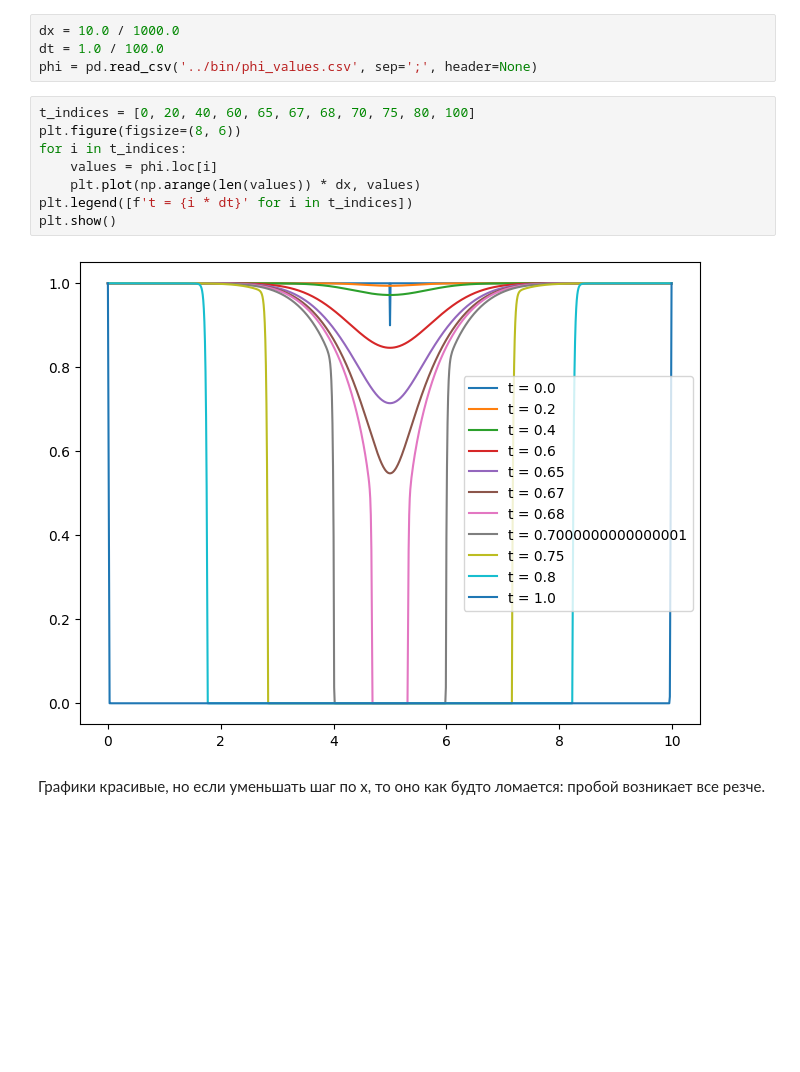
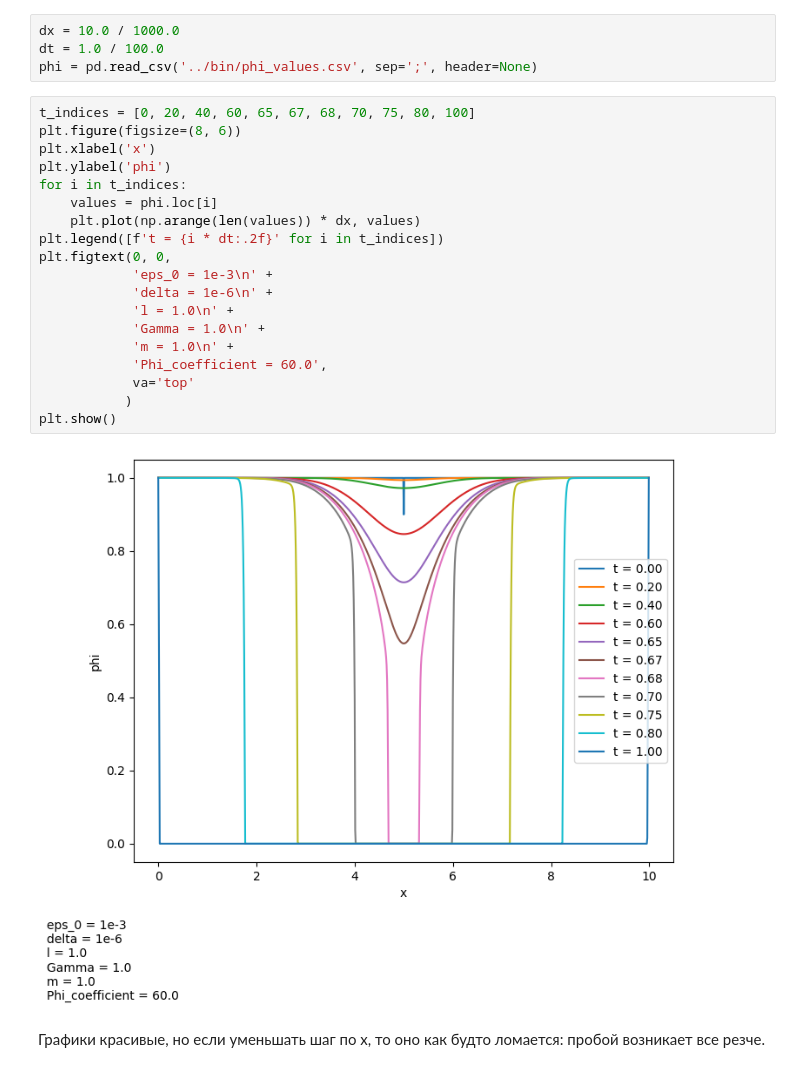
Before and after one commit to ponomarevandr/disruption, a Jupyter notebook: one_dim_problem/examples/graphics.ipynb, the cells around one changed output. Drawn from its saved outputs; the diff is of its cells as text; blank space fills up the shorter version.

```diff
--- a/one_dim_problem/examples/graphics.ipynb
+++ b/one_dim_problem/examples/graphics.ipynb
@@ -11,12 +11,23 @@ phi = pd.read_csv('../bin/phi_values.csv', sep=';', header=None)
 # %%
 t_indices = [0, 20, 40, 60, 65, 67, 68, 70, 75, 80, 100]
 plt.figure(figsize=(8, 6))
+plt.xlabel('x')
+plt.ylabel('phi')
 for i in t_indices:
     values = phi.loc[i]
     plt.plot(np.arange(len(values)) * dx, values)
-plt.legend([f't = {i * dt}' for i in t_indices])
+plt.legend([f't = {i * dt:.2f}' for i in t_indices])
+plt.figtext(0, 0,
+            'eps_0 = 1e-3\n' +
+            'delta = 1e-6\n' +
+            'l = 1.0\n' +
+            'Gamma = 1.0\n' +
+            'm = 1.0\n' +
+            'Phi_coefficient = 60.0',
+            va='top'
+           )
 plt.show()
 # %% [output]
-[figure, old version]
+[figure, new version]
 # %% [markdown]
 Графики красивые, но если уменьшать шаг по x, то оно как будто ломается: пробой возникает все резче.
```
Also changed, not shown: 4 other files.
